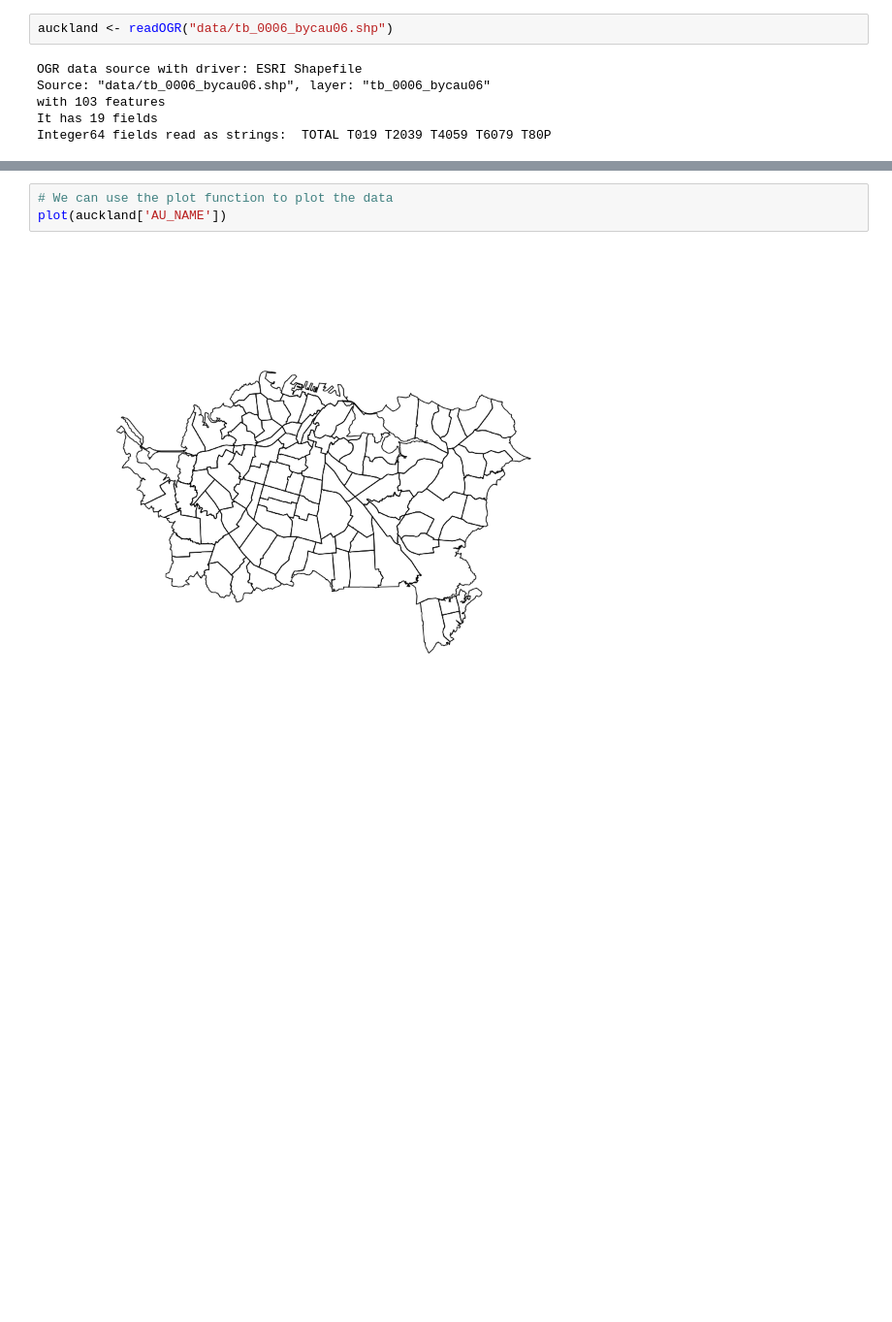
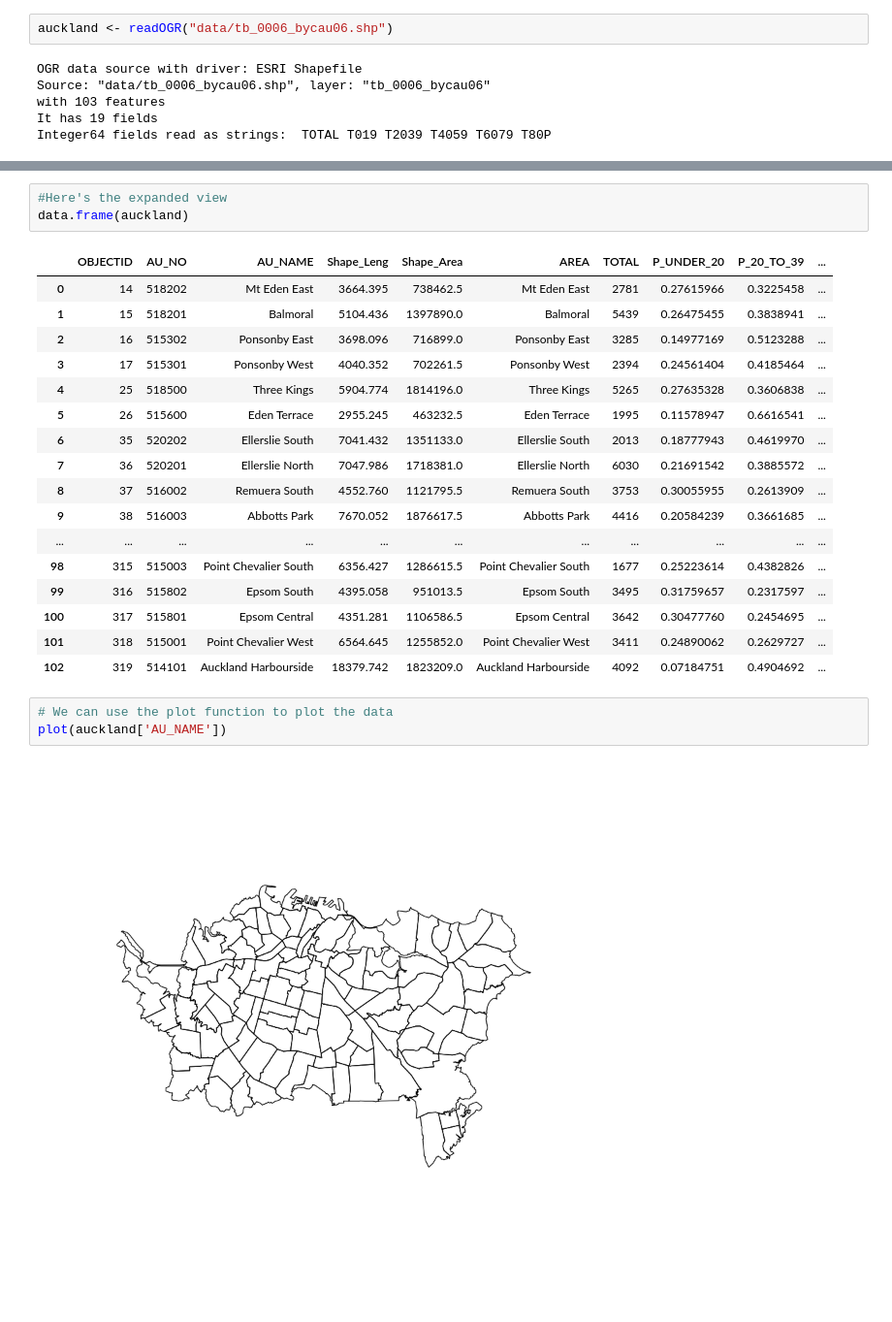
Before and after one commit to xrwang/geog187-notebooks, a Jupyter notebook: lab0-intro.ipynb, the cells around one changed output, grey strips where cells are left out. Shown: that part at 97% size. Saved outputs shown, nothing was run; the diff lists cells and outputs as text; blank space fills up the shorter version.

```diff
--- a/lab0-intro.ipynb
+++ b/lab0-intro.ipynb
@@ -100,3 +113,24 @@ names(auckland)
+# %%
+#Here's the expanded view
+data.frame(auckland)
+# %% [output]
+|  | OBJECTID | AU_NO | AU_NAME | Shape_Leng | Shape_Area | AREA | TOTAL | P_UNDER_20 | P_20_TO_39 | ... |
+| 0 | 14 | 518202 | Mt Eden East | 3664.395 | 738462.5 | Mt Eden East | 2781 | 0.27615966 | 0.3225458 | ... |
+| 1 | 15 | 518201 | Balmoral | 5104.436 | 1397890.0 | Balmoral | 5439 | 0.26475455 | 0.3838941 | ... |
+| 2 | 16 | 515302 | Ponsonby East | 3698.096 | 716899.0 | Ponsonby East | 3285 | 0.14977169 | 0.5123288 | ... |
+| 3 | 17 | 515301 | Ponsonby West | 4040.352 | 702261.5 | Ponsonby West | 2394 | 0.24561404 | 0.4185464 | ... |
+| 4 | 25 | 518500 | Three Kings | 5904.774 | 1814196.0 | Three Kings | 5265 | 0.27635328 | 0.3606838 | ... |
+| 5 | 26 | 515600 | Eden Terrace | 2955.245 | 463232.5 | Eden Terrace | 1995 | 0.11578947 | 0.6616541 | ... |
+| 6 | 35 | 520202 | Ellerslie South | 7041.432 | 1351133.0 | Ellerslie South | 2013 | 0.18777943 | 0.4619970 | ... |
+| 7 | 36 | 520201 | Ellerslie North | 7047.986 | 1718381.0 | Ellerslie North | 6030 | 0.21691542 | 0.3885572 | ... |
+| 8 | 37 | 516002 | Remuera South | 4552.760 | 1121795.5 | Remuera South | 3753 | 0.30055955 | 0.2613909 | ... |
+| 9 | 38 | 516003 | Abbotts Park | 7670.052 | 1876617.5 | Abbotts Park | 4416 | 0.20584239 | 0.3661685 | ... |
+| ... | ... | ... | ... | ... | ... | ... | ... | ... | ... | ... |
+| 98 | 315 | 515003 | Point Chevalier South | 6356.427 | 1286615.5 | Point Chevalier South | 1677 | 0.25223614 | 0.4382826 | ... |
+| 99 | 316 | 515802 | Epsom South | 4395.058 | 951013.5 | Epsom South | 3495 | 0.31759657 | 0.2317597 | ... |
+| 100 | 317 | 515801 | Epsom Central | 4351.281 | 1106586.5 | Epsom Central | 3642 | 0.30477760 | 0.2454695 | ... |
+| 101 | 318 | 515001 | Point Chevalier West | 6564.645 | 1255852.0 | Point Chevalier West | 3411 | 0.24890062 | 0.2629727 | ... |
+| 102 | 319 | 514101 | Auckland Harbourside | 18379.742 | 1823209.0 | Auckland Harbourside | 4092 | 0.07184751 | 0.4904692 | ... |
 # %%
 # We can use the plot function to plot the data
 plot(auckland['AU_NAME'])
```
Also changed, not shown: parts of 3 cells of this notebook.
